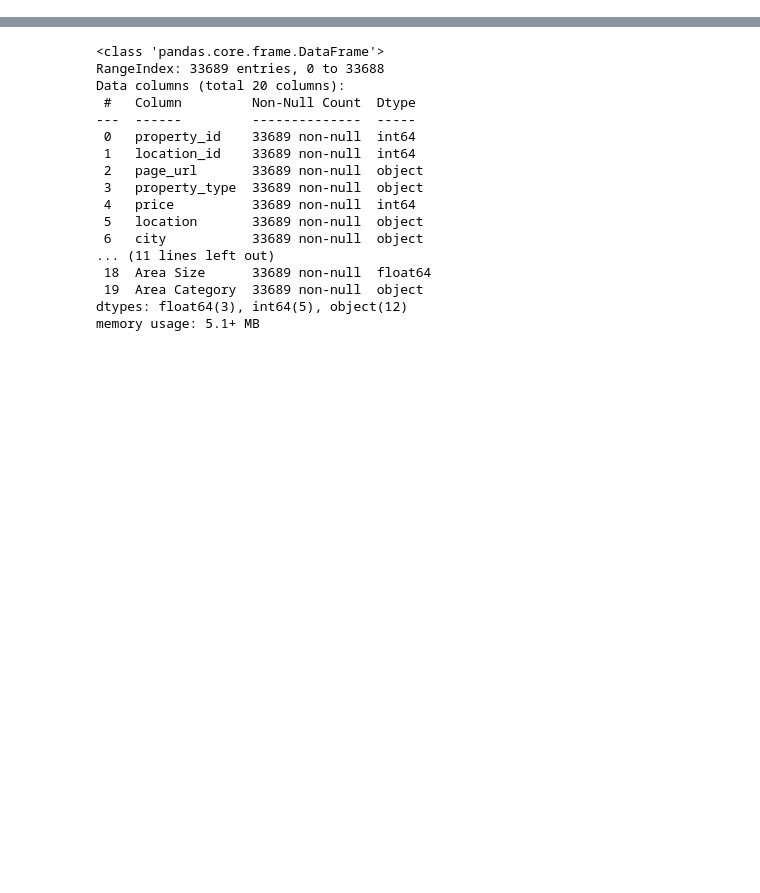
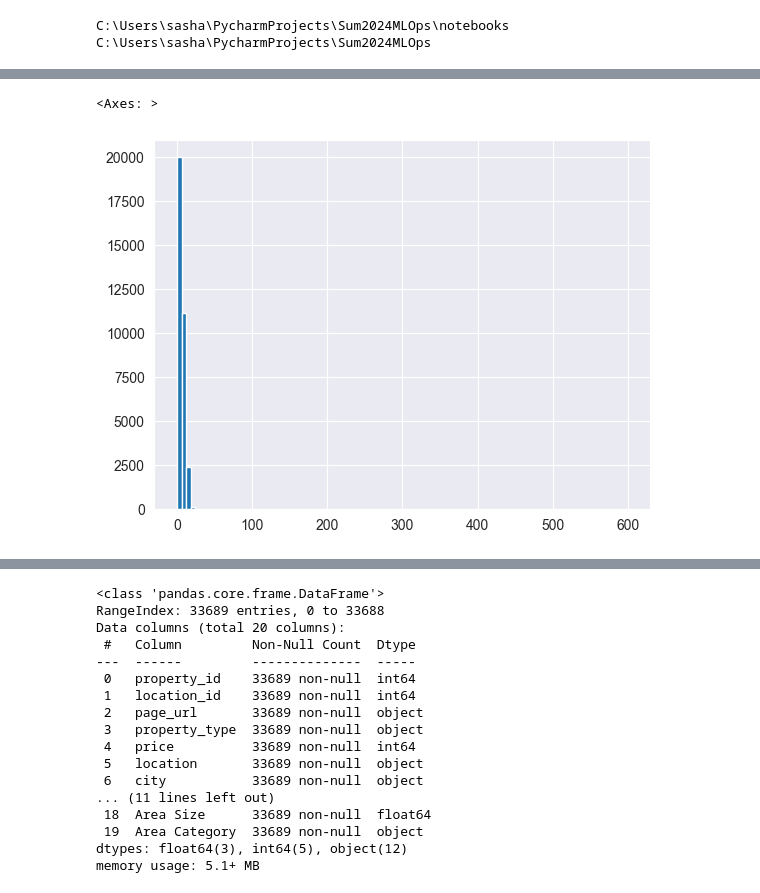
Before and after one commit to Hexy00123/Sum2024MLOps, a Jupyter notebook: notebooks/data_expectations.ipynb, the cells around one changed output, grey strips where cells are left out. Drawn from its saved outputs; the diff is of its cells as text; code cells hidden in the pictures; blank space fills up the shorter version.

Commit message:
data expectations update

```diff
--- a/notebooks/data_expectations.ipynb
+++ b/notebooks/data_expectations.ipynb
@@ -9,3 +1,19 @@ df = pd.read_csv('../data/samples/sample.csv')
+# %%
+import pandas as pd
+from great_expectations.data_context import FileDataContext
+import os
+
+print(os.getcwd())
+# leave to the directory one level up
+os.chdir("../")
+
+print(os.getcwd())
+# %% [output]
+C:\Users\sasha\PycharmProjects\Sum2024MLOps\notebooks
+C:\Users\sasha\PycharmProjects\Sum2024MLOps
+# %%
+relative_path = 'data/samples/sample.csv'
+df = pd.read_csv(relative_path)
 # %%
 df.head()
 # %% [output]
@@ -15,3 +23,8 @@ df.head()
 | 2 | 14117380 | 756 | https://www.zameen.com/Property/l... | House | 7500000 | BOR - Board of Revenue Housing So... | Lahore | Punjab | ... |
 | 3 | 14052338 | 69 | https://www.zameen.com/Property/l... | House | 12500000 | Cavalry Ground | Lahore | Punjab | ... |
 | 4 | 14034663 | 1553 | https://www.zameen.com/Property/m... | House | 65000000 | Model Town | Lahore | Punjab | ... |
+# %%
+df['Area Size'].hist(bins=100)
+# %% [output]
+<Axes: >
+[figure, added]
```
Also changed, not shown: parts of 39 cells of this notebook, 4 other files.
